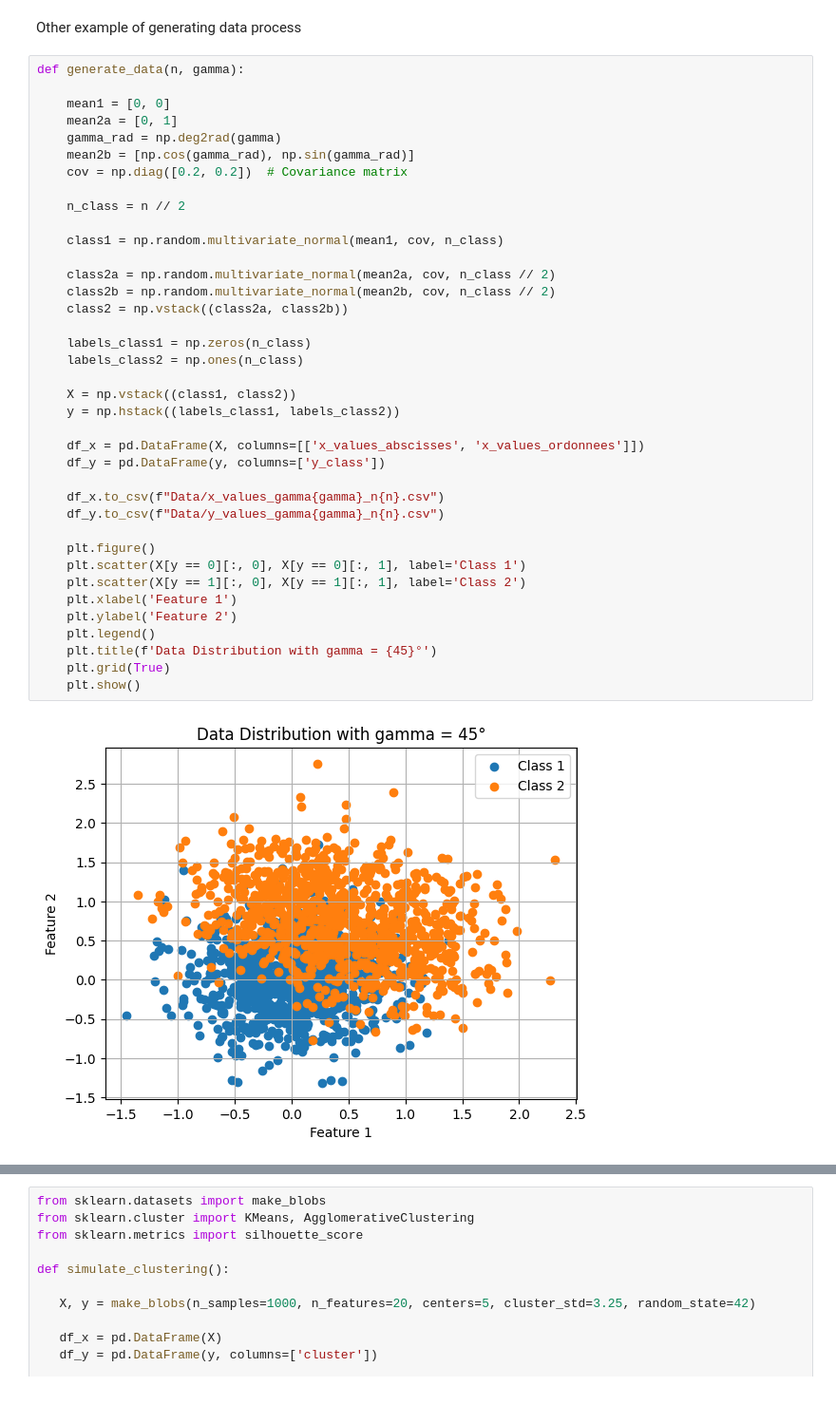
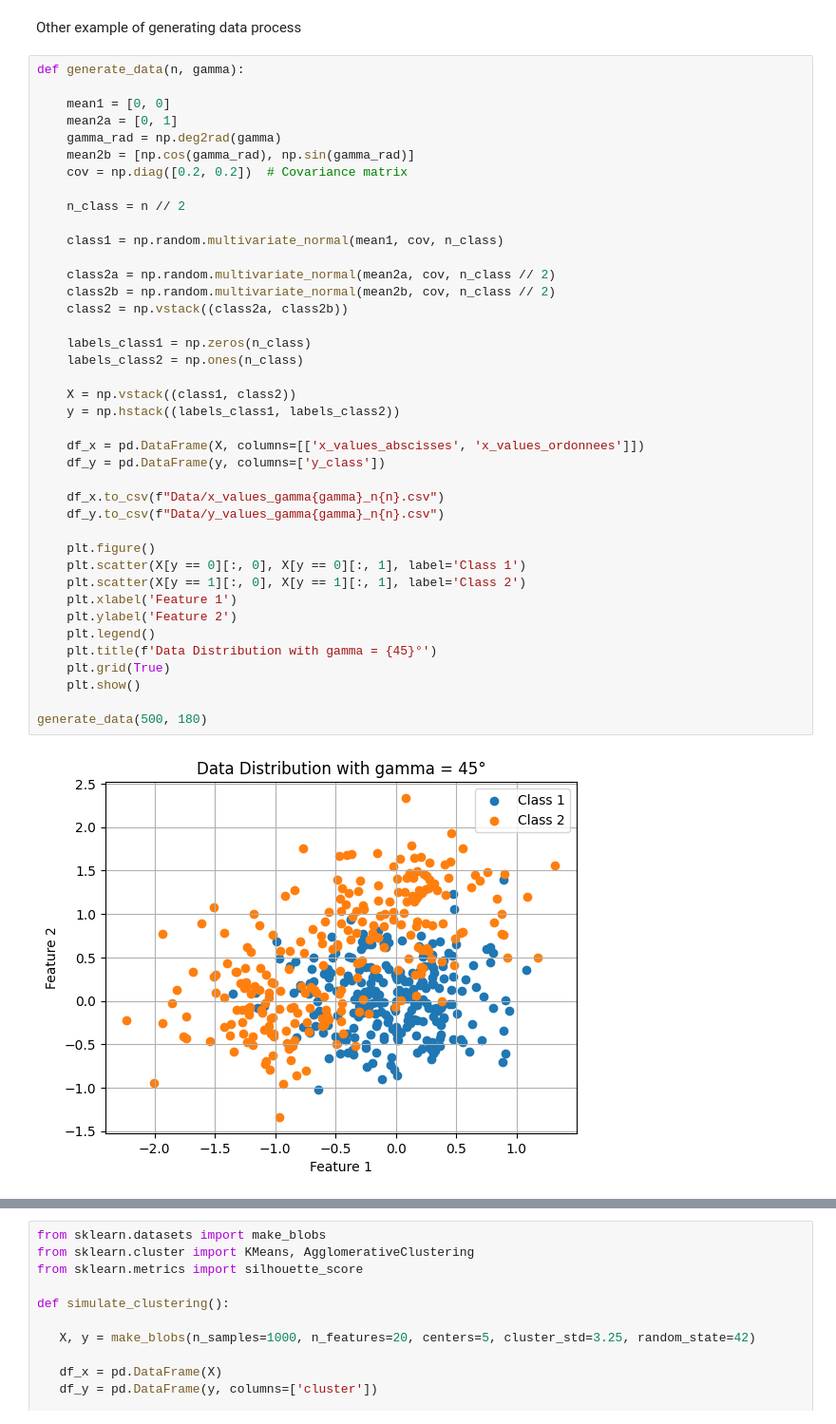
Before and after one commit to AntoineGilsonGH/Statistical-Assessment-of-Trained-Models, a Jupyter notebook: 1_Data_Simulation.ipynb, the cells around one changed output, grey strips where cells are left out. Shown at 95% size. Cells and saved outputs as stored; diff of their text form.

```diff
--- a/1_Data_Simulation.ipynb
+++ b/1_Data_Simulation.ipynb
@@ -47,33 +47,35 @@ def generate_data(n, gamma):
     n_class = n // 2
 
     class1 = np.random.multivariate_normal(mean1, cov, n_class)
 
     class2a = np.random.multivariate_normal(mean2a, cov, n_class // 2)
     class2b = np.random.multivariate_normal(mean2b, cov, n_class // 2)
     class2 = np.vstack((class2a, class2b))
 
     labels_class1 = np.zeros(n_class)
     labels_class2 = np.ones(n_class)
 
     X = np.vstack((class1, class2))
     y = np.hstack((labels_class1, labels_class2))
 
     df_x = pd.DataFrame(X, columns=[['x_values_abscisses', 'x_values_ordonnees']])
     df_y = pd.DataFrame(y, columns=['y_class'])
 
     df_x.to_csv(f"Data/x_values_gamma{gamma}_n{n}.csv")
     df_y.to_csv(f"Data/y_values_gamma{gamma}_n{n}.csv")
 
     plt.figure()
     plt.scatter(X[y == 0][:, 0], X[y == 0][:, 1], label='Class 1')
     plt.scatter(X[y == 1][:, 0], X[y == 1][:, 1], label='Class 2')
     plt.xlabel('Feature 1')
     plt.ylabel('Feature 2')
     plt.legend()
     plt.title(f'Data Distribution with gamma = {45}°')
     plt.grid(True)
     plt.show()
+
+generate_data(500, 180)
 # %% [output]
-[figure, old version]
+[figure, new version]
 # %%
 from sklearn.datasets import make_classification
```
Also changed, not shown: parts of 2 cells of this notebook, 30 other files.
